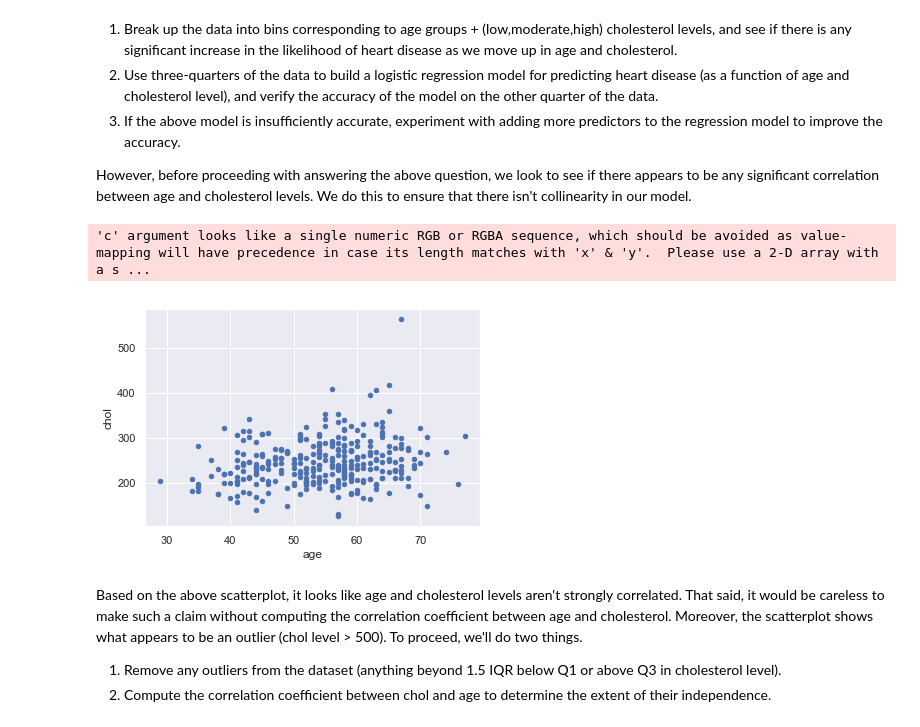
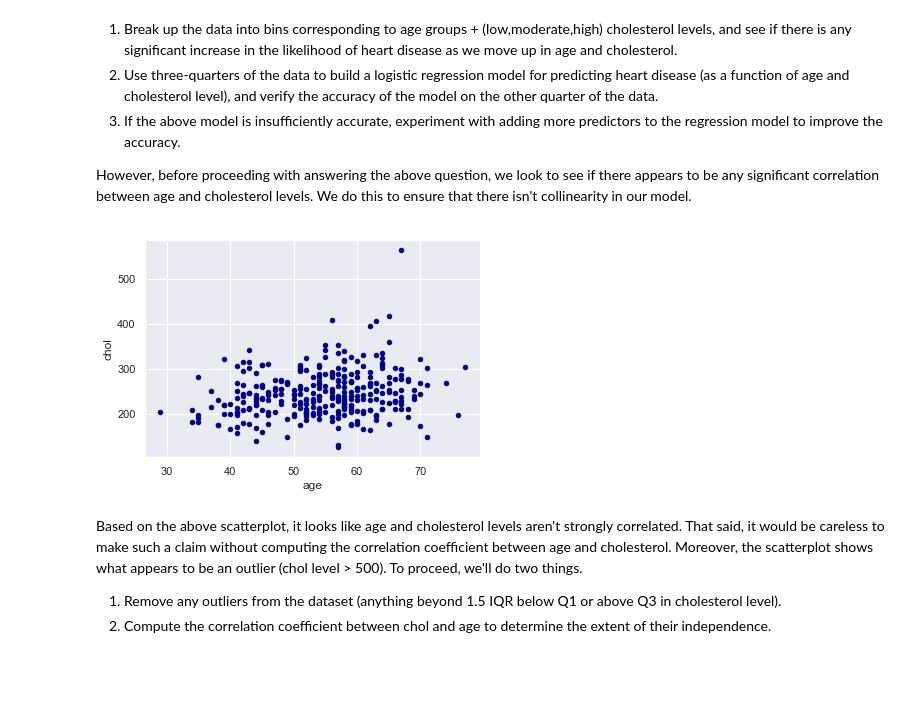
Before and after one commit to tourmaline91/heart_disease_analysis, a Jupyter notebook: heart_disease/heart_disease_analysis.ipynb, the cells around one changed output. Saved outputs shown, nothing was run; the diff lists cells and outputs as text; code cells hidden in the pictures; blank space fills up the shorter version.

```diff
--- a/heart_disease/heart_disease_analysis.ipynb
+++ b/heart_disease/heart_disease_analysis.ipynb
@@ -66,10 +66,9 @@ that older patients with higher cholesterol levels will be the most likely subse
 However, before proceeding with answering the above question, we look to see if there appears to be any significant correlation between age and cholesterol levels. We do this to ensure that there isn't collinearity in our model.
 # %%
 # Plot age against cholesterol level in a scatterplot.
-age_chol_scatter = data.plot.scatter('age', 'chol')
+age_chol_scatter = data.plot.scatter('age', 'chol', c='DarkBlue')
 # %% [output]
-'c' argument looks like a single numeric RGB or RGBA sequence, which should be avoided as value-mapping will have precedence in case its length matches with 'x' & 'y'.  Please use a 2-D array with a s ...
-[figure, old version]
+[figure, new version]
 # %% [markdown]
 Based on the above scatterplot, it looks like age and cholesterol levels aren't strongly correlated.
 That said, it would be careless to make such a claim without computing the correlation coefficient between
```
